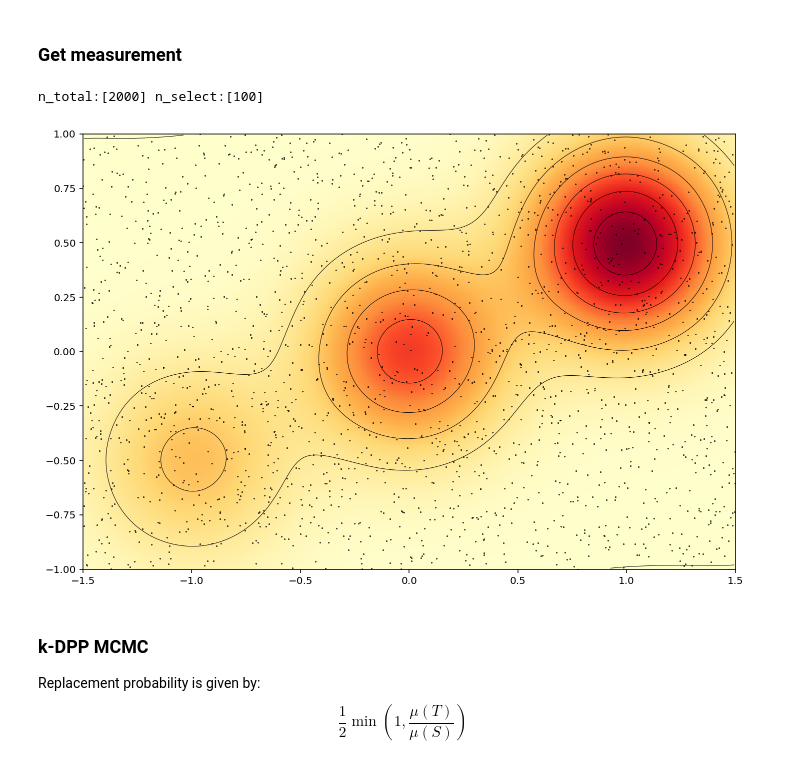
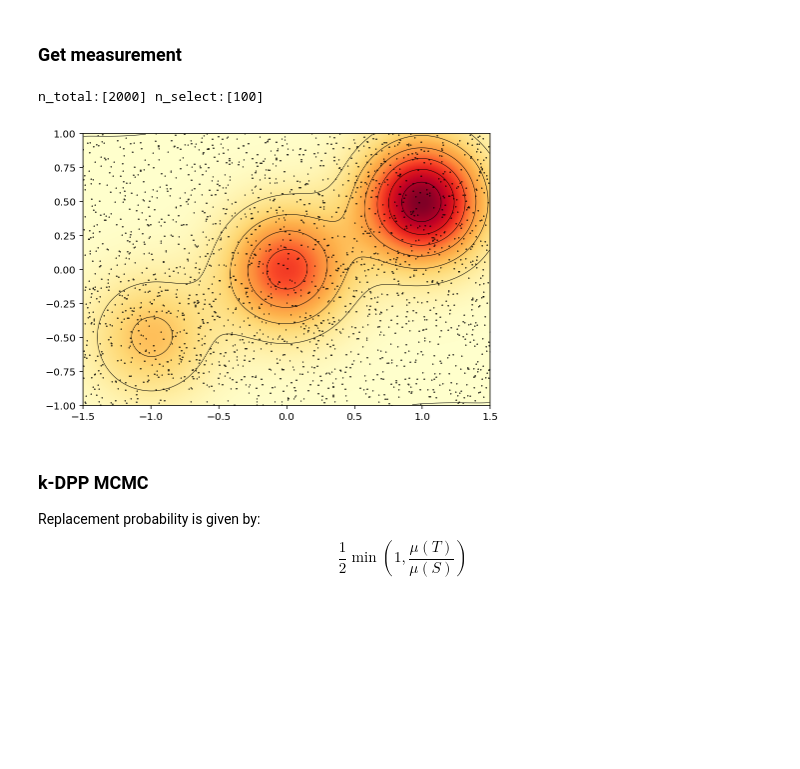
Before and after one commit to sjchoi86/gentle-dpp, a Jupyter notebook: code/demo_dpp_mcmc.ipynb, the cells around one changed output. Drawn from its saved outputs; the diff is of its cells as text; code cells hidden in the pictures; blank space fills up the shorter version.

```diff
--- a/code/demo_dpp_mcmc.ipynb
+++ b/code/demo_dpp_mcmc.ipynb
@@ -15,30 +15,30 @@ Packages loaded.
 # %%
 np.random.seed(seed=0)
 n_total           = 2000
 n_select          = 100
 n_remain          = n_total - n_select
 hyp               = {'g':1.0,'l':0.5}
 QM                = QualityMapClass()
 xs_total,qs_total = QM.get_meas(n_meas=n_total)
 print ("n_total:[%d] n_select:[%d] "%(n_total,n_select))
 
 # Plot
-plt.figure(figsize = (13,8))
+plt.figure(figsize = (10,5))
 plt.rcParams.update({'font.size':10})
 im = plt.imshow(X      = QM.Q,
                 extent = QM.axis_info,
                 cmap   = 'YlOrRd',
                 origin = 'lower')
 plt.contour(QM.Q,
             extent     = QM.axis_info,
             origin     = 'lower',
             colors     = 'k',
             linewidths = 1/2)
 plt.plot(xs_total[:,0],xs_total[:,1],'.',mfc='none',mec='k',ms=1,lw=1/2)
 plt.show()
 # %% [output]
 n_total:[2000] n_select:[100]
-[figure, old version]
+[figure, new version]
 # %% [markdown]
 ### k-DPP MCMC
 Replacement probability is given by:
```
Also changed, not shown: parts of 2 cells of this notebook.
